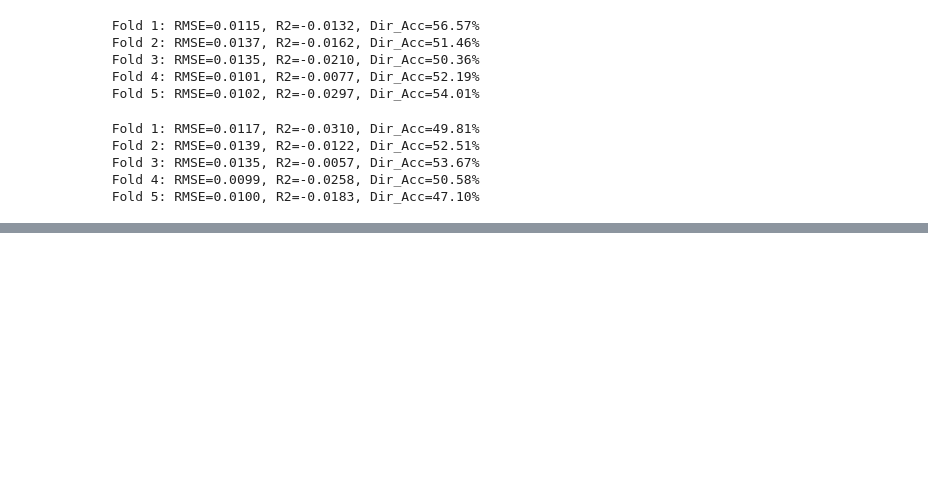
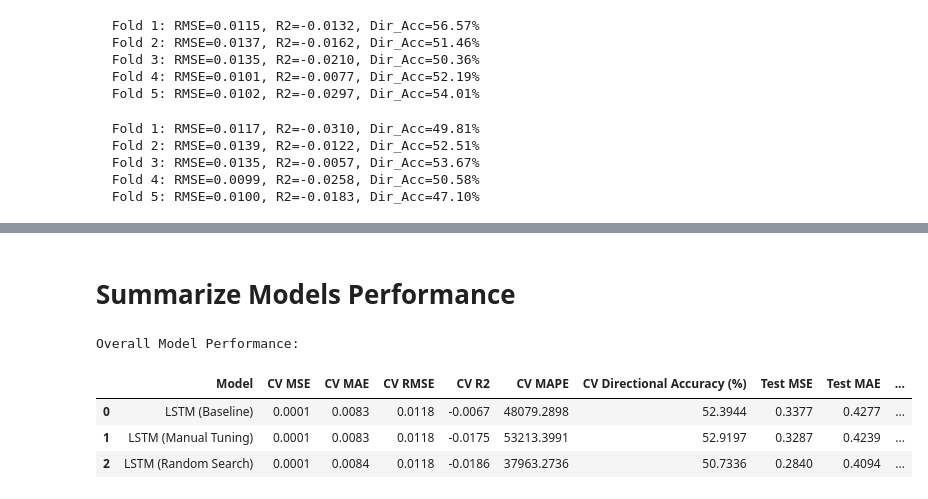
Before and after one commit to tshihab07/gold-price-forecasting, a Jupyter notebook: notebookes/model_LSTM.ipynb, the cells around one changed output, grey strips where cells are left out. Saved outputs shown, nothing was run; the diff lists cells and outputs as text; code cells hidden in the pictures; blank space fills up the shorter version.

Commit message:
feat(eval): add unified performance summary for LSTM variants

```diff
--- a/notebookes/model_LSTM.ipynb
+++ b/notebookes/model_LSTM.ipynb
@@ -1573,3 +1573,17 @@ cv_random = lstm_cv_evaluate(
   Fold 3: RMSE=0.0135, R2=-0.0057, Dir_Acc=53.67%
   Fold 4: RMSE=0.0099, R2=-0.0258, Dir_Acc=50.58%
   Fold 5: RMSE=0.0100, R2=-0.0183, Dir_Acc=47.10%
+# %%
+# Evaluate cross-validation results
+cv_df = pd.DataFrame({
+    "Model": ["LSTM (Baseline)", "LSTM (Manual Tuning)", "LSTM (Random Search)"],
+    "CV MSE": [cv_baseline['CV MSE'], cv_manual['CV MSE'], cv_random['CV MSE']],
+    "CV MAE": [cv_baseline['CV MAE'], cv_manual['CV MAE'], cv_random['CV MAE']],
+    "CV RMSE": [cv_baseline['CV RMSE'], cv_manual['CV RMSE'], cv_random['CV RMSE']],
+    "CV R2": [cv_baseline['CV R2'], cv_manual['CV R2'], cv_random['CV R2']],
+    "CV MAPE": [cv_baseline['CV MAPE'], cv_manual['CV MAPE'], cv_random['CV MAPE']],
+    "CV Directional Accuracy (%)": [cv_baseline['CV Directional Accuracy (%)'], cv_manual['CV Directional Accuracy (%)'], cv_random['CV Directional Accuracy (%)']]
+}).round(4)
+
+print("Cross-Validation Results:")
+display(cv_df)
@@ -1575,0 +1596,24 @@ cv_random = lstm_cv_evaluate(
+# %% [markdown]
+# Summarize Models Performance
+# %%
+# selected models
+models = ['LSTM (Baseline)', 'LSTM (Manual Tuning)', 'LSTM (Random Search)']
+
+# test metrics of all models
+test_metrics = [test_metrics_baseline, test_metrics_manual, test_metrics_random]
+
+# test directional accuracy of all models
+test_dir_acc = [test_acc_baseline, test_acc_manual, test_acc_random]
+
+# performance summary including cross validation results
+performance_summary = Evaluator.summary_builder(models, cv_df, test_metrics, test_dir_acc)
+# %%
+# Display the final performance summary table
+print("Overall Model Performance:")
+display(performance_summary)
+# %% [output]
+Overall Model Performance:
+|  | Model | CV MSE | CV MAE | CV RMSE | CV R2 | CV MAPE | CV Directional Accuracy (%) | Test MSE | Test MAE | ... |
+| 0 | LSTM (Baseline) | 0.0001 | 0.0083 | 0.0118 | -0.0067 | 48079.2898 | 52.3944 | 0.3377 | 0.4277 | ... |
+| 1 | LSTM (Manual Tuning) | 0.0001 | 0.0083 | 0.0118 | -0.0175 | 53213.3991 | 52.9197 | 0.3287 | 0.4239 | ... |
+| 2 | LSTM (Random Search) | 0.0001 | 0.0084 | 0.0118 | -0.0186 | 37963.2736 | 50.7336 | 0.2840 | 0.4094 | ... |
```
Also changed, not shown: parts of 1 cell of this notebook.
